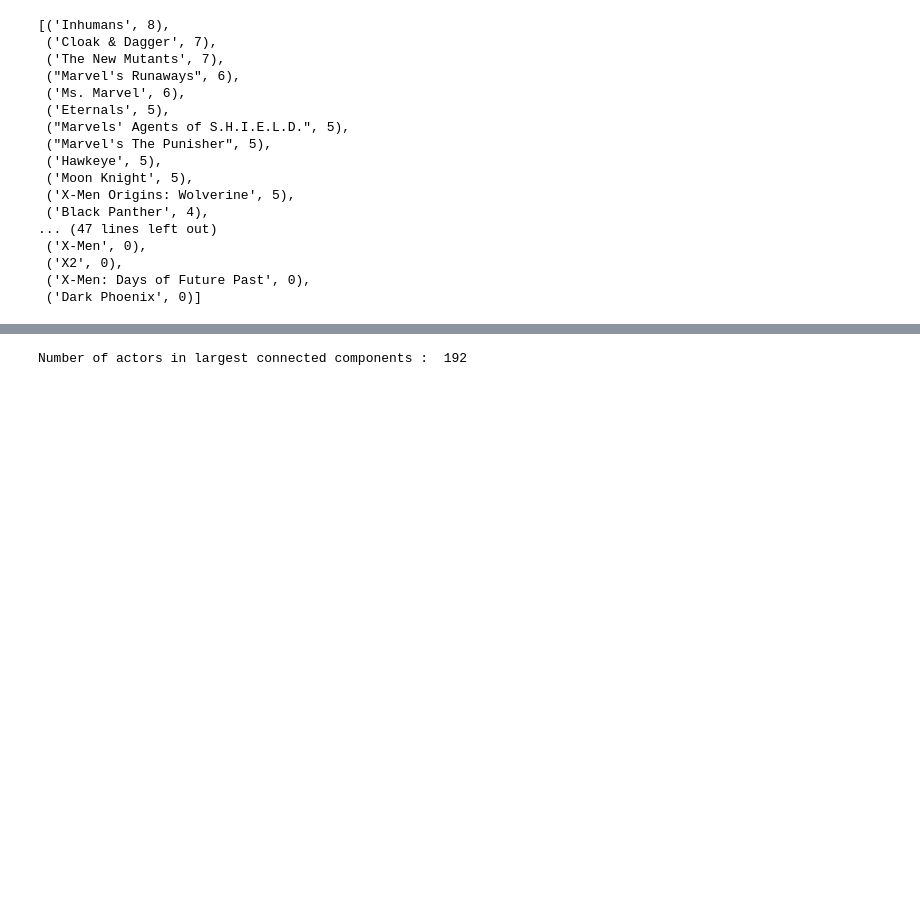
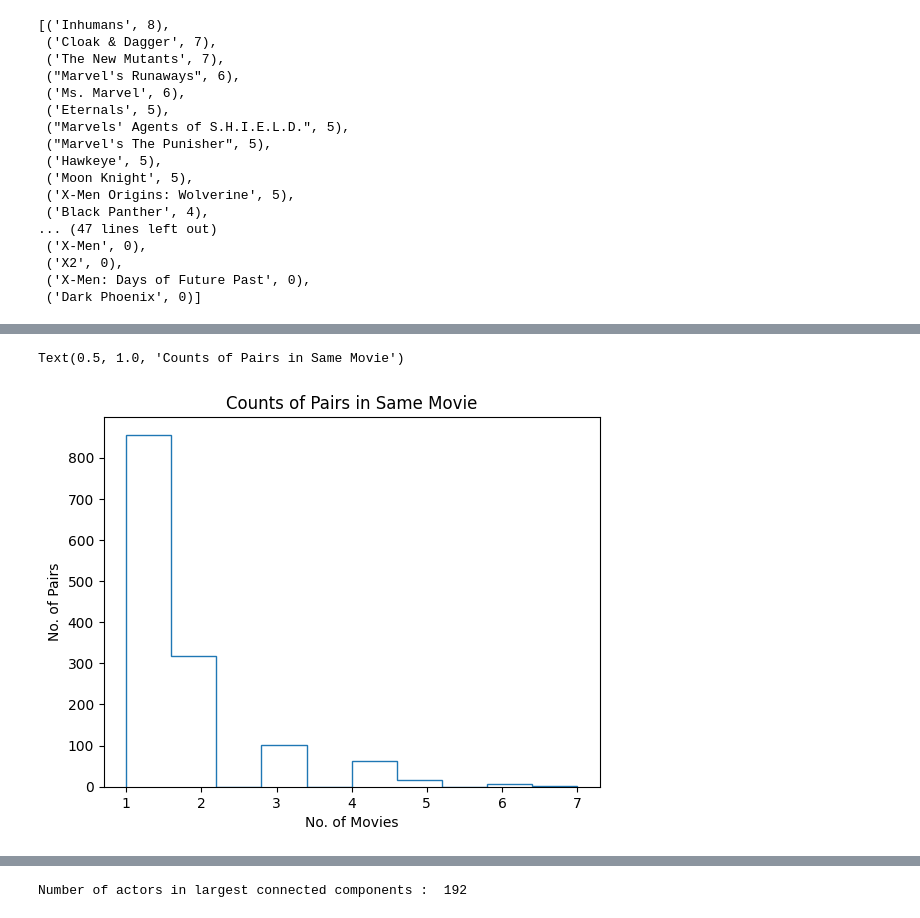
Before and after one commit to Suriya-Prasad/MCU-Actors---Movies-Series-Network-Analysis, a Jupyter notebook: SENA_Project.ipynb, the cells around one changed output, grey strips where cells are left out. Saved outputs shown, nothing was run; the diff lists cells and outputs as text; code cells hidden in the pictures; blank space fills up the shorter version.

```diff
--- a/SENA_Project.ipynb
+++ b/SENA_Project.ipynb
@@ -157,7 +168,7 @@ potential_actors
 # %%
 result_movies = {}
 for n,d in G.nodes(data=True):
-    if d['bipartite'] == 'Movies':
+    if d['bipartite'] == 'Movies and Series':
         count = 0
         for i in G.neighbors(n):
             if G.degree[i] == 1:
@@ -191,2 +202,5 @@ EdgeDataView([('Simu Liu', 'Benedict Wong', {'weight': 1}), ('Simu Liu', 'Awkwaf
 # %%
 nx.write_gexf(B,'MCU_actors_projections.gexf')
+# %%
+pair_count=sorted(B.edges(data=True), key=lambda t: t[2]['weight'],reverse=True)
+pair_count
@@ -193,3 +225,12 @@ nx.write_gexf(B,'MCU_actors_projections.gexf')
+# %%
+counts, bins = np.histogram([i[2]['weight'] for i in pair_count])
+plt.stairs(counts, bins)
+plt.xlabel("No. of Movies")
+plt.ylabel("No. of Pairs")
+plt.title('Counts of Pairs in Same Movie')
+# %% [output]
+Text(0.5, 1.0, 'Counts of Pairs in Same Movie')
+[figure, added]
 # %%
 number_of_connected_components = nx.number_connected_components(B)
 print('Number of Connected Components : ', number_of_connected_components,end='\n\n')
```
Also changed, not shown: parts of 10 cells of this notebook.
